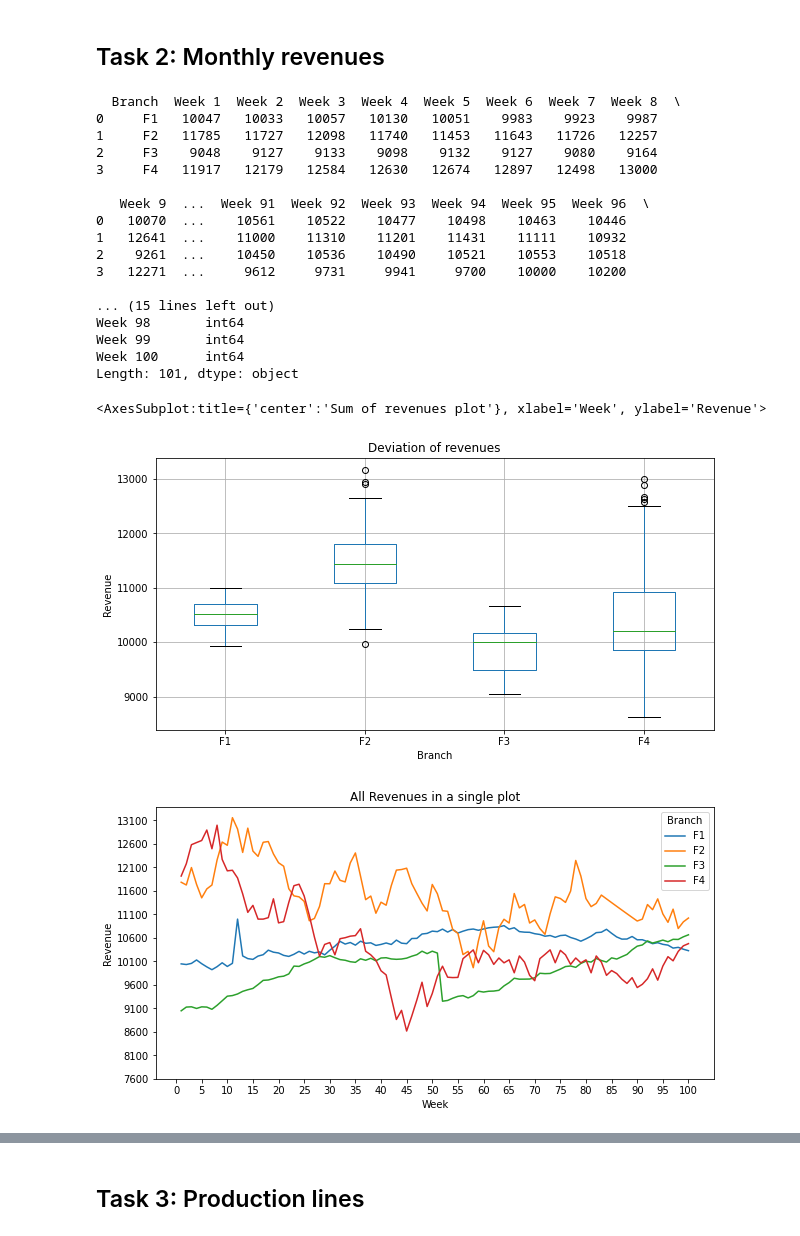
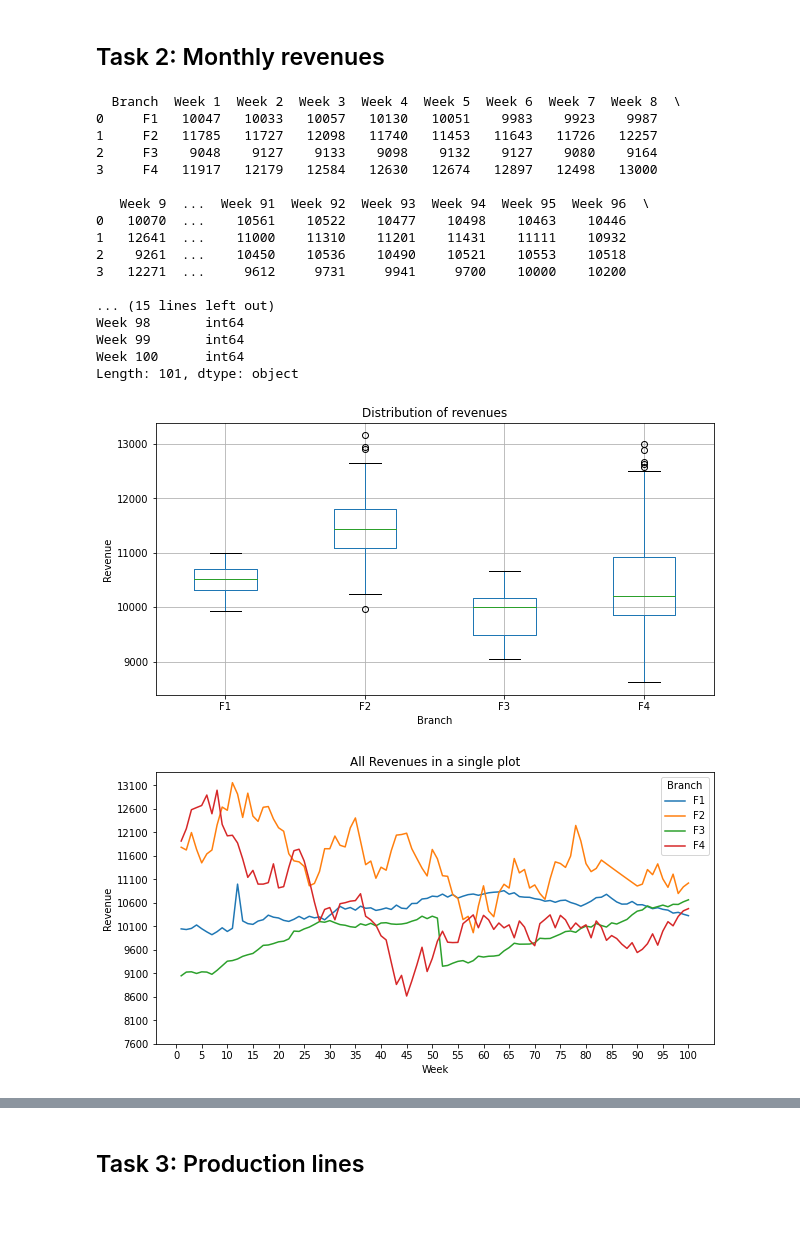
Before and after one commit to rrancerr/jku-data-mining-ws-21, a Jupyter notebook: assignment-02/assignment-02.ipynb, the cells around one changed output, grey strips where cells are left out. Cells and saved outputs as stored; diff of their text form; code cells hidden in the pictures.

```diff
--- a/assignment-02/assignment-02.ipynb
+++ b/assignment-02/assignment-02.ipynb
@@ -225,7 +249,8 @@ mr_df_col_drop.index = mr_df['Branch']
 bplot = mr_df_col_drop.T.boxplot(figsize=(10, 5))
 bplot.set_ylabel('Revenue')
 bplot.set_xlabel('Branch')
-bplot.set_title('Deviation of revenues')
+bplot.set_title('Distribution of revenues')
+plt.savefig('exports/2_1.pdf')
 
 # plot all branches in a single plot
 all_branches_plt = mr_df_col_drop.T.plot(
@@ -235,6 +260,7 @@ all_branches_plt = mr_df_col_drop.T.plot(
     xticks=np.arange(0, len(mr_df_col_drop.columns) + 1, step=5),
     yticks=np.arange(lower_bound_chart_rev, max_rev, step=500),
     title='All Revenues in a single plot')
+plt.savefig('exports/2_2.pdf')
 
 # sub line plots
 sep_branches_plt = mr_df_col_drop.T.plot(
@@ -246,38 +272,39 @@ sep_branches_plt = mr_df_col_drop.T.plot(
     subplots=True,
     title='Subplots'
 )
+plt.savefig('exports/2_3.pdf')
 
 # overall revenue
 mr_df_with_branchnames = mr_df_col_drop.copy()
 mr_df_with_branchnames = mr_df_with_branchnames.append(mr_df_with_branchnames.sum(numeric_only=True), ignore_index=True)
 all_revenues = mr_df_with_branchnames.iloc[[-1]].T
 all_revenues = all_revenues.rename(columns={4: 'Sum of all revenues'})
 all_revenues.plot(
     xlabel='Week',
     ylabel='Revenue',
     xticks=np.arange(0, len(mr_df_col_drop.columns) + 1, step=5),
     figsize=(10, 5),
     title='Sum of revenues plot')
+plt.savefig('exports/2_4.pdf')
 # %% [output]
   Branch  Week 1  Week 2  Week 3  Week 4  Week 5  Week 6  Week 7  Week 8  \
 0     F1   10047   10033   10057   10130   10051    9983    9923    9987
 1     F2   11785   11727   12098   11740   11453   11643   11726   12257
 2     F3    9048    9127    9133    9098    9132    9127    9080    9164
 3     F4   11917   12179   12584   12630   12674   12897   12498   13000
 
    Week 9  ...  Week 91  Week 92  Week 93  Week 94  Week 95  Week 96  \
 0   10070  ...    10561    10522    10477    10498    10463    10446
 1   12641  ...    11000    11310    11201    11431    11111    10932
 2    9261  ...    10450    10536    10490    10521    10553    10518
 3   12271  ...     9612     9731     9941     9700    10000    10200
 
 ... (15 lines left out)
 Week 98       int64
 Week 99       int64
 Week 100      int64
 Length: 101, dtype: object
-<AxesSubplot:title={'center':'Sum of revenues plot'}, xlabel='Week', ylabel='Revenue'>
-[figure, old version]
+[figure, new version]
 [figure]
 [figure]
 [figure]
```
Also changed, not shown: parts of 6 cells of this notebook, 11 other files.
